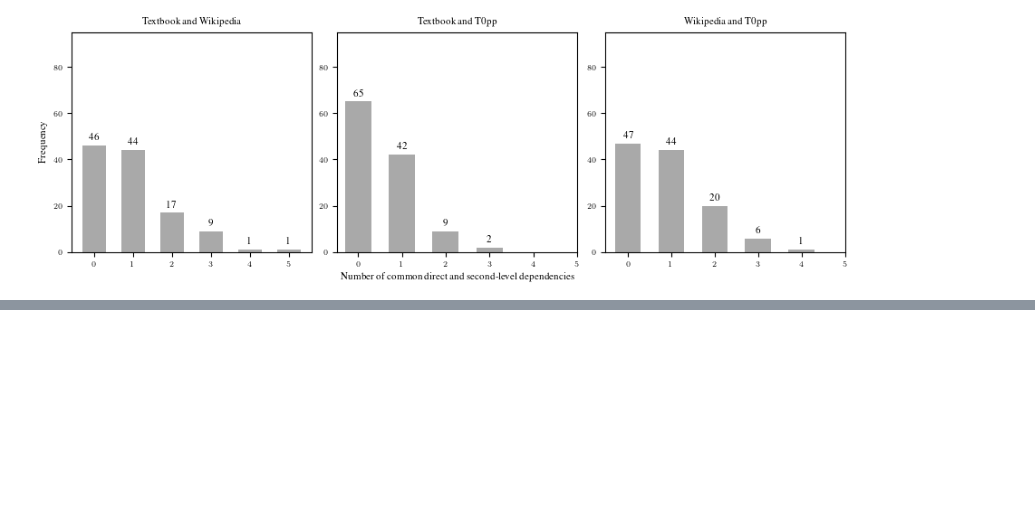
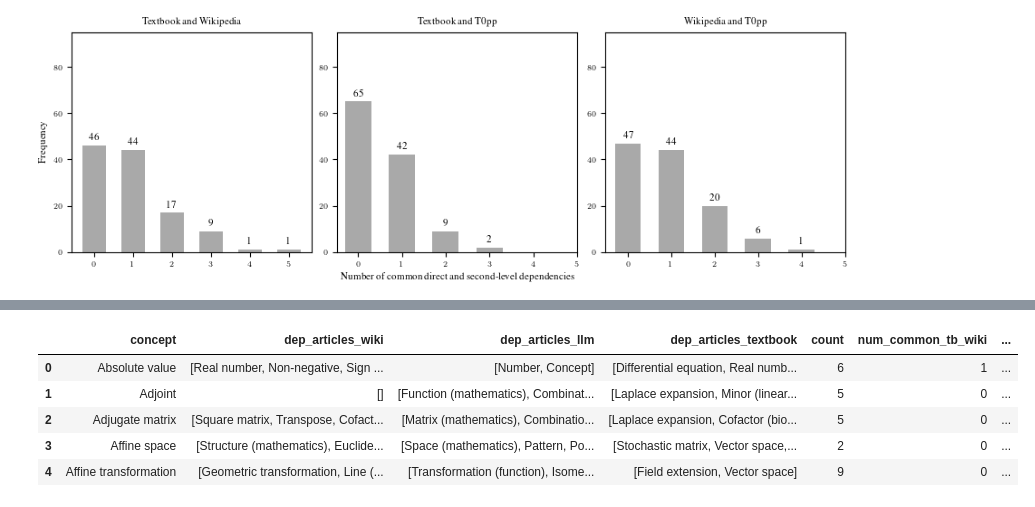
Before and after one commit to mlcolab/learning-dependencies, a Jupyter notebook: exp/22_Metrics.ipynb, the cells around one changed output, grey strips where cells are left out. Drawn from its saved outputs; the diff is of its cells as text; code cells hidden in the pictures; blank space fills up the shorter version.

```diff
--- a/exp/22_Metrics.ipynb
+++ b/exp/22_Metrics.ipynb
@@ -171,0 +288,12 @@ figs.savefig("../doc/img/comp_second_deps.pdf", format="pdf")
+# %%
+def get_precision_base(concept, first, second):
+    deps1 = set(first)
+    deps2 = set(second)
+    if len(deps1.intersection(deps2)):
+        #print(f"{concept}: {first} vs {second}")
+        pass
+    return len(deps1.intersection(deps2))
+
+deps['num_common_tb_wiki'] = deps.apply(lambda r: get_number_common_concepts(r.concept, r.dep_articles_textbook, r.dep_articles_wiki), axis=1)
+deps['num_common_tb_llm'] = deps.apply(lambda r: get_number_common_concepts(r.concept, r.dep_articles_textbook, r.dep_articles_llm), axis=1)
+deps['num_common_llm_wiki'] = deps.apply(lambda r: get_number_common_concepts(r.concept, r.dep_articles_llm, r.dep_articles_wiki), axis=1)
@@ -171,0 +318,9 @@ figs.savefig("../doc/img/comp_second_deps.pdf", format="pdf")
+# %%
+deps.head()
+# %% [output]
+|  | concept | dep_articles_wiki | dep_articles_llm | dep_articles_textbook | count | num_common_tb_wiki | ... |
+| 0 | Absolute value | [Real number, Non-negative, Sign ... | [Number, Concept] | [Differential equation, Real numb... | 6 | 1 | ... |
+| 1 | Adjoint | [] | [Function (mathematics), Combinat... | [Laplace expansion, Minor (linear... | 5 | 0 | ... |
+| 2 | Adjugate matrix | [Square matrix, Transpose, Cofact... | [Matrix (mathematics), Combinatio... | [Laplace expansion, Cofactor (bio... | 5 | 0 | ... |
+| 3 | Affine space | [Structure (mathematics), Euclide... | [Space (mathematics), Pattern, Po... | [Stochastic matrix, Vector space,... | 2 | 0 | ... |
+| 4 | Affine transformation | [Geometric transformation, Line (... | [Transformation (function), Isome... | [Field extension, Vector space] | 9 | 0 | ... |
```
Also changed, not shown: parts of 15 cells of this notebook, 4 other files.
